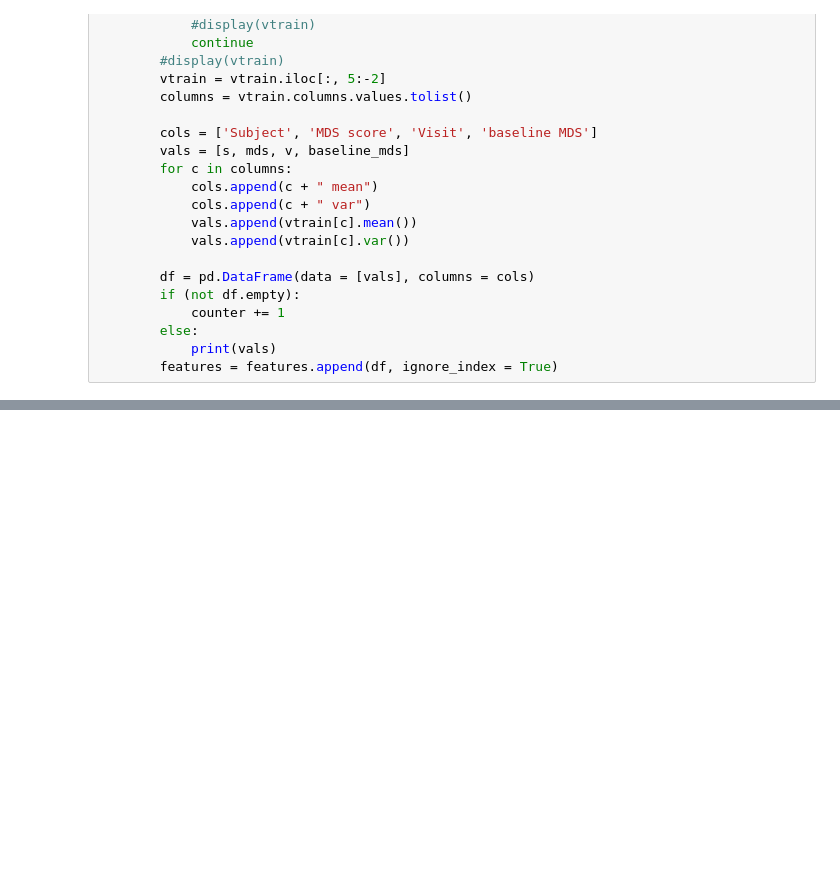
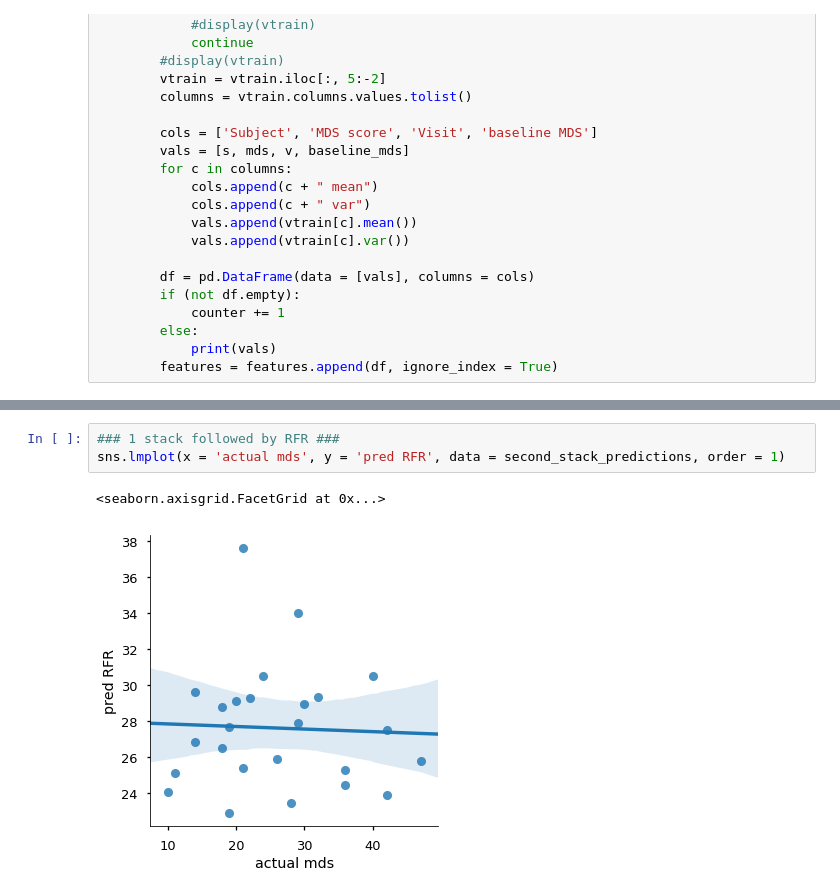
Before and after one commit to nshawen/CIS-PD_Curation, a Jupyter notebook: predicting MDS scores - directly from acc feature clips.ipynb, the cells around one changed output, grey strips where cells are left out. Cells and saved outputs as stored; diff of their text form; blank space fills up the shorter version.

```diff
--- a/predicting MDS scores - directly from acc feature clips.ipynb
+++ b/predicting MDS scores - directly from acc feature clips.ipynb
@@ -194,0 +306,6 @@ for s in subjects:
+# %%
+### 1 stack followed by RFR ###
+sns.lmplot(x = 'actual mds', y = 'pred RFR', data = second_stack_predictions, order = 1)
+# %% [output]
+<seaborn.axisgrid.FacetGrid at 0x...>
+[figure, added]
```
Also changed, not shown: parts of 14 cells of this notebook.
